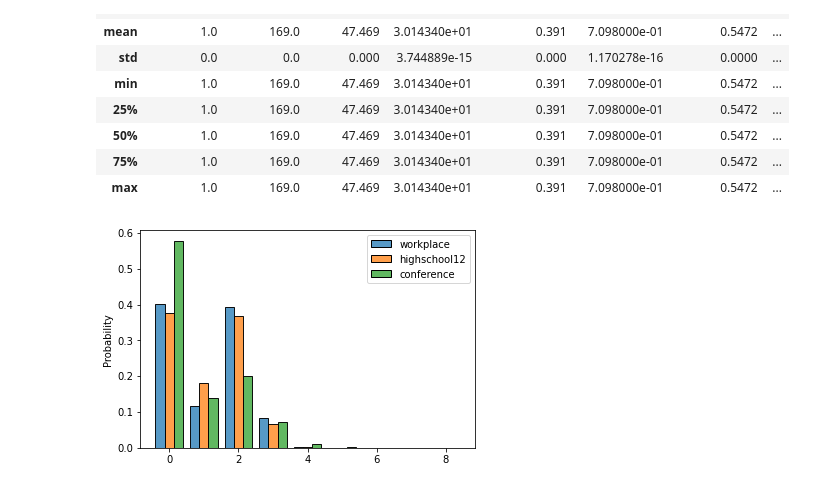
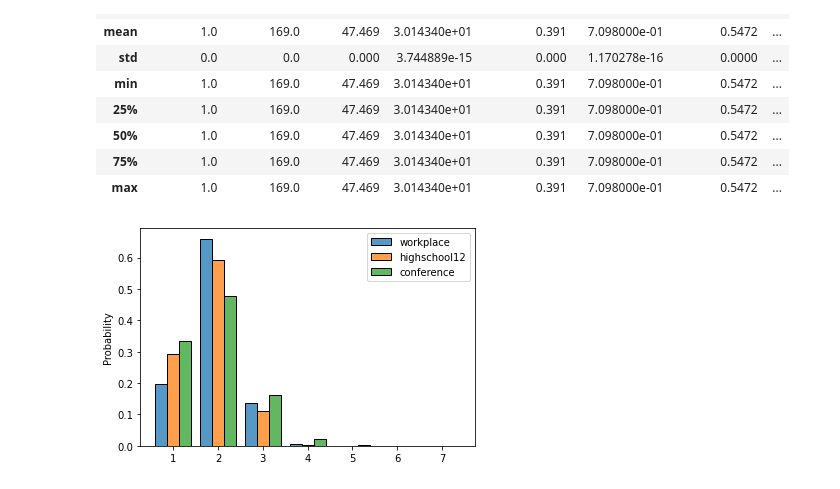
Before and after one commit to cwru-xlab/sharetrace-ray, a Jupyter notebook: evaluation/Evaluation.ipynb, the cells around one changed output. Cells and saved outputs as stored; diff of their text form; code cells hidden in the pictures.

```diff
--- a/evaluation/Evaluation.ipynb
+++ b/evaluation/Evaluation.ipynb
@@ -328,31 +467,38 @@ df.groupby(['SendTolerance'])['NormalizedMessages'].describe().to_csv('figures//
 # %% [markdown]
 ## Real-World Experiments
+# %%
+settings = ('workplace', 'highschool12', 'conference')
+lognames = ('workplace-1642112756', 'highschool12-1642112756', 'conference-1642112759')
+logpaths = {name.split('-')[0]: os.path.join(evaluate.REAL_WORLD_DIR, f'{name}.log') for name in lognames}
 # %%
-settings = ('workplace', 'highschool12', 'conference')
-category = ('stats', 'params', 'workers')
-funcs = (get_stats, get_params, get_workers)
+logs = {}
 
-all_logs = {}
+for setting, logpath in logpaths.items():
+    log = parse_log(logpath, 'all')
+    logs[setting] = {
+        'stats': pd.DataFrame([run['Statistics'] for run in log]),
+        'params': pd.DataFrame([run['Parameters'] for run in log]),
+        'symptoms': pd.DataFrame([run['SymptomScores'] for run in log]),
+        'exposures': pd.DataFrame([run['SymptomScores'] for run in log])}
 
-for s in settings:
-    logs = load_real_world_log(s)
-    all_logs[s] = {c: f(logs) for c, f in zip(category, funcs)}
-
-for setting, log in all_logs.items():
+for setting, log in logs.items():
     log['stats']['Setting'] = len(log['stats']) * [setting]
 
-all_stats = pd.concat([all_logs[s]['stats'] for s in settings])
-all_params = pd.concat([all_logs[s]['params'] for s in settings])
+stats = pd.concat([logs[s]['stats'] for s in settings])
+params = pd.concat([logs[s]['params'] for s in settings])
 
-df = pd.concat([all_stats, all_params], axis=1)
+df = pd.concat([stats, params], axis=1)
 
 conference = df.loc[df['Setting'] == 'conference']
 workplace = df.loc[df['Setting'] == 'workplace']
 school = df.loc[df['Setting'] == 'highschool12']
 
-c_reaches = np.array([r for r in conference.MessagesReachabilities.values])
-w_reaches = np.array([r for r in workplace.MessagesReachabilities.values])
-s_reaches = np.array([r for r in school.MessagesReachabilities.values])
+c_reaches = np.array([r for r in conference.MessagesReachabilities.values], dtype=np.int8)
+c_reaches = c_reaches[c_reaches != 0]
+w_reaches = np.array([r for r in workplace.MessagesReachabilities.values], dtype=np.int8)
+w_reaches = w_reaches[w_reaches != 0]
+s_reaches = np.array([r for r in school.MessagesReachabilities.values], dtype=np.int8)
+s_reaches = s_reaches[s_reaches != 0]
 reaches = (c_reaches, w_reaches, s_reaches)
 # %%
 df.groupby('Setting')[['Radius']].describe()
@@ -398,15 +544,15 @@ conference[[
 | max | 1.0 | 169.0 | 47.469 | 3.014340e+01 | 0.391 | 7.098000e-01 | 0.5472 | ... |
 # %%
 sns.histplot(
-    data={s: np.concatenate(r) for s, r in zip(settings, reaches)},
+    data={s: r for s, r in zip(settings, reaches)},
     multiple='dodge',
     stat='probability',
     shrink=0.8,
     discrete=True,
     common_norm=False,
     common_bins=True);
 # %% [output]
-[figure, old version]
+[figure, new version]
 # %%
 df.groupby('Setting')[['RuntimeInSeconds']].describe()
 # %% [output]
```
Also changed, not shown: parts of 51 cells of this notebook.
